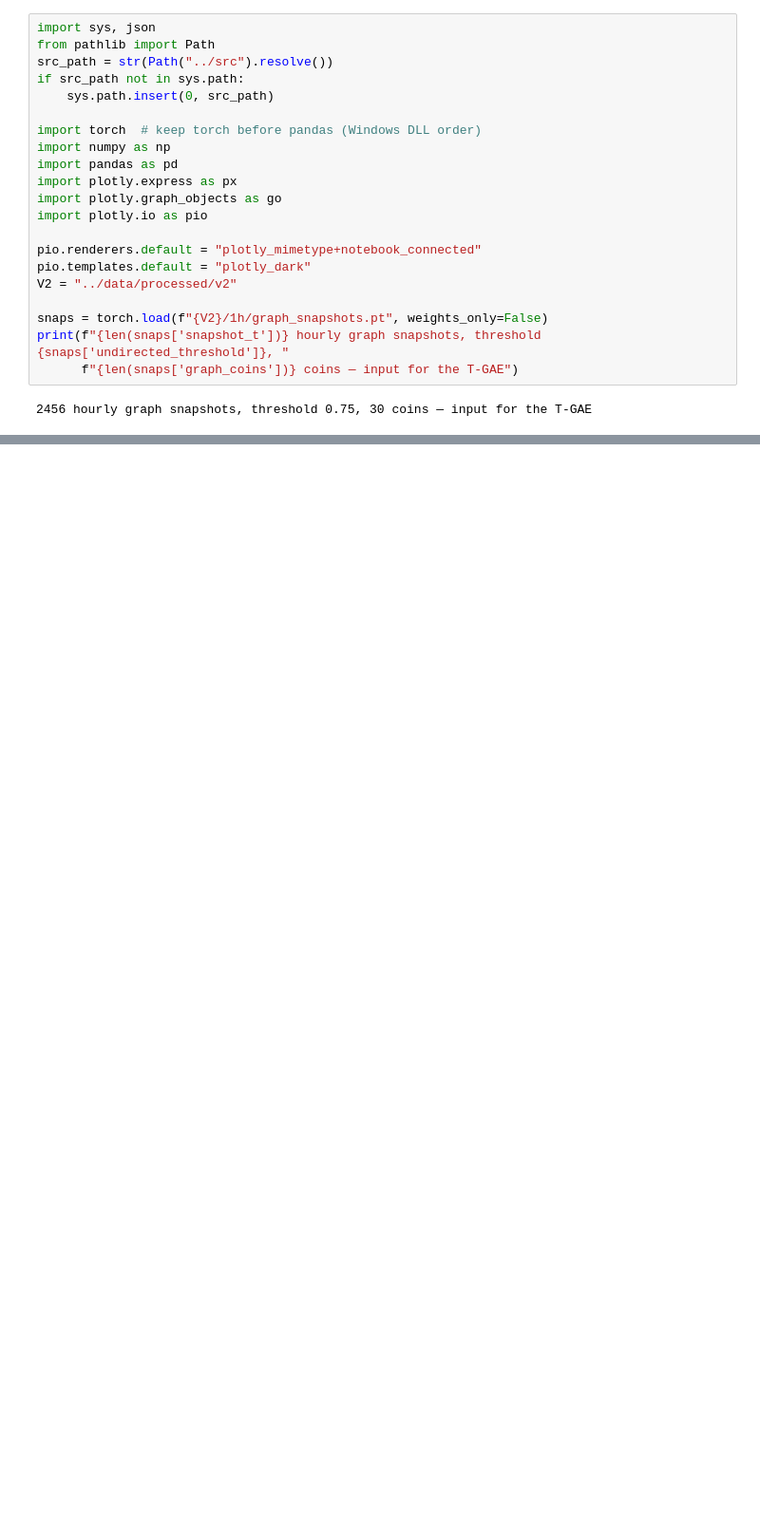
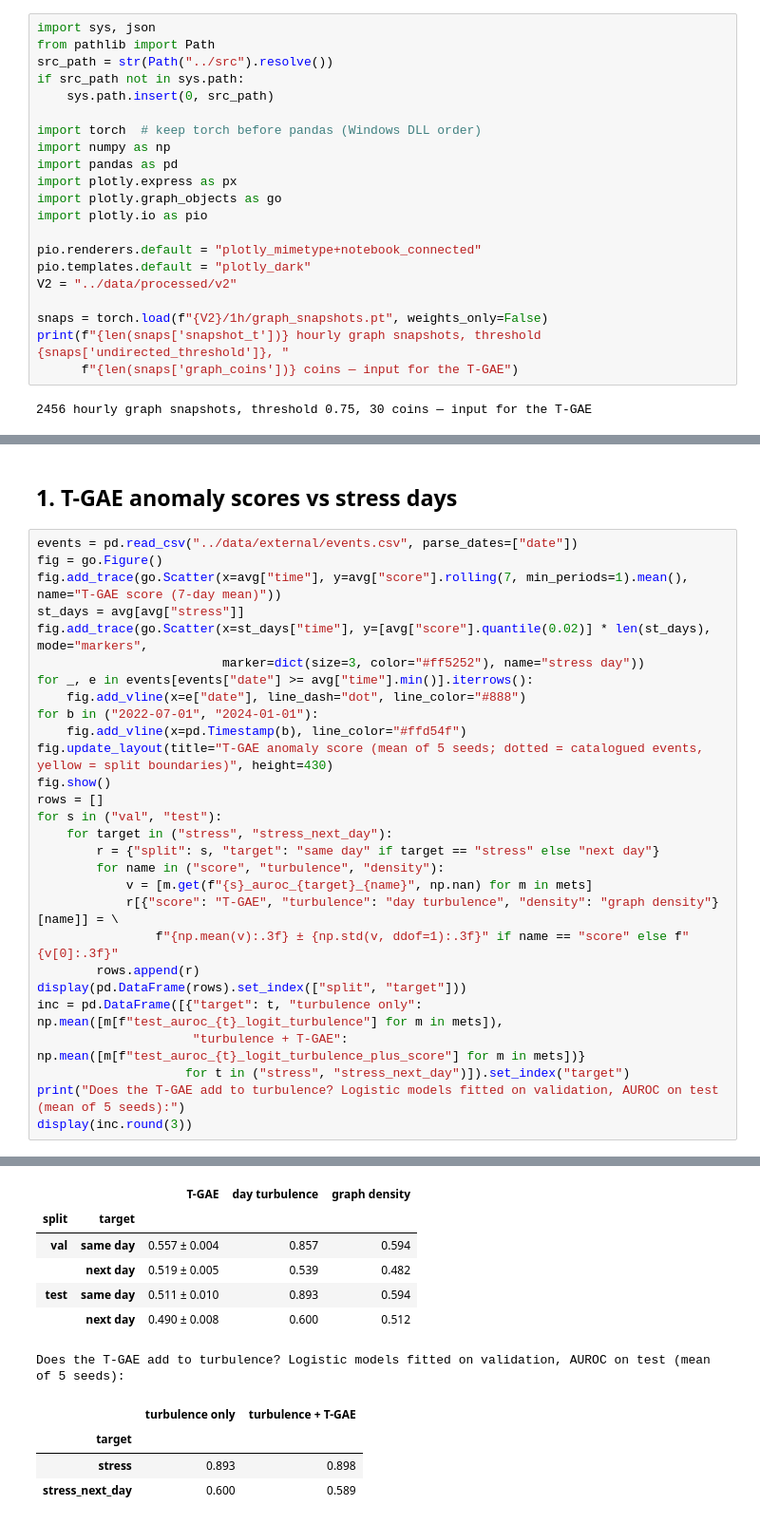
Before and after one commit to da-ksh-esh/CryptoGraph, a Jupyter notebook: notebooks/06_robustness_tgae.ipynb, the cells around one changed output, grey strips where cells are left out. Shown at 95% size. Cells and saved outputs as stored; diff of their text form; blank space fills up the shorter version.

```diff
--- a/notebooks/06_robustness_tgae.ipynb
+++ b/notebooks/06_robustness_tgae.ipynb
@@ -51,0 +68,31 @@ print(f"{len(snaps['snapshot_t'])} hourly graph snapshots, threshold {snaps['und
+# %% [markdown]
+## 1. T-GAE anomaly scores vs stress days
+# %%
+events = pd.read_csv("../data/external/events.csv", parse_dates=["date"])
+fig = go.Figure()
+fig.add_trace(go.Scatter(x=avg["time"], y=avg["score"].rolling(7, min_periods=1).mean(), name="T-GAE score (7-day mean)"))
+st_days = avg[avg["stress"]]
+fig.add_trace(go.Scatter(x=st_days["time"], y=[avg["score"].quantile(0.02)] * len(st_days), mode="markers",
+                         marker=dict(size=3, color="#ff5252"), name="stress day"))
+for _, e in events[events["date"] >= avg["time"].min()].iterrows():
+    fig.add_vline(x=e["date"], line_dash="dot", line_color="#888")
+for b in ("2022-07-01", "2024-01-01"):
+    fig.add_vline(x=pd.Timestamp(b), line_color="#ffd54f")
+fig.update_layout(title="T-GAE anomaly score (mean of 5 seeds; dotted = catalogued events, yellow = split boundaries)", height=430)
+fig.show()
+rows = []
+for s in ("val", "test"):
+    for target in ("stress", "stress_next_day"):
+        r = {"split": s, "target": "same day" if target == "stress" else "next day"}
+        for name in ("score", "turbulence", "density"):
+            v = [m.get(f"{s}_auroc_{target}_{name}", np.nan) for m in mets]
+            r[{"score": "T-GAE", "turbulence": "day turbulence", "density": "graph density"}[name]] = \
+                f"{np.mean(v):.3f} ± {np.std(v, ddof=1):.3f}" if name == "score" else f"{v[0]:.3f}"
+        rows.append(r)
+display(pd.DataFrame(rows).set_index(["split", "target"]))
+inc = pd.DataFrame([{"target": t, "turbulence only": np.mean([m[f"test_auroc_{t}_logit_turbulence"] for m in mets]),
+                     "turbulence + T-GAE": np.mean([m[f"test_auroc_{t}_logit_turbulence_plus_score"] for m in mets])}
+                    for t in ("stress", "stress_next_day")]).set_index("target")
+print("Does the T-GAE add to turbulence? Logistic models fitted on validation, AUROC on test (mean of 5 seeds):")
+display(inc.round(3))
+# %% [output]
@@ -51,0 +100,11 @@ print(f"{len(snaps['snapshot_t'])} hourly graph snapshots, threshold {snaps['und
+|  |  | T-GAE | day turbulence | graph density |
+| split | target |  |  |  |
+| val | same day | 0.557 ± 0.004 | 0.857 | 0.594 |
+|  | next day | 0.519 ± 0.005 | 0.539 | 0.482 |
+| test | same day | 0.511 ± 0.010 | 0.893 | 0.594 |
+|  | next day | 0.490 ± 0.008 | 0.600 | 0.512 |
+Does the T-GAE add to turbulence? Logistic models fitted on validation, AUROC on test (mean of 5 seeds):
+|  | turbulence only | turbulence + T-GAE |
+| target |  |  |
+| stress | 0.893 | 0.898 |
+| stress_next_day | 0.600 | 0.589 |
```
Also changed, not shown: parts of 21 cells of this notebook, 1 other file.
